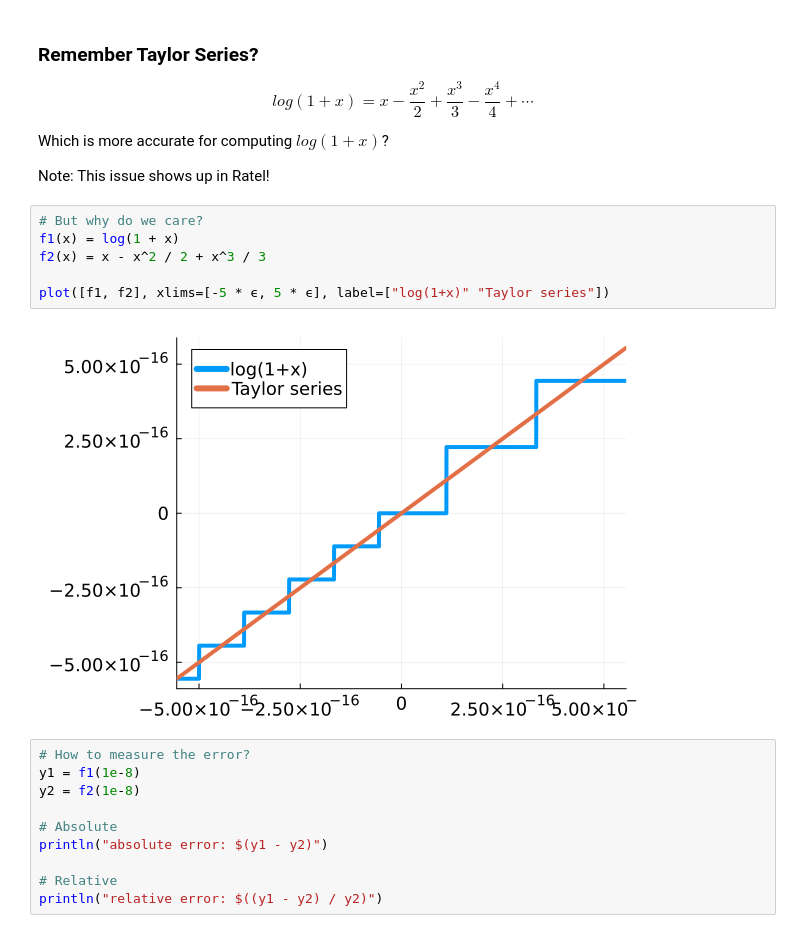
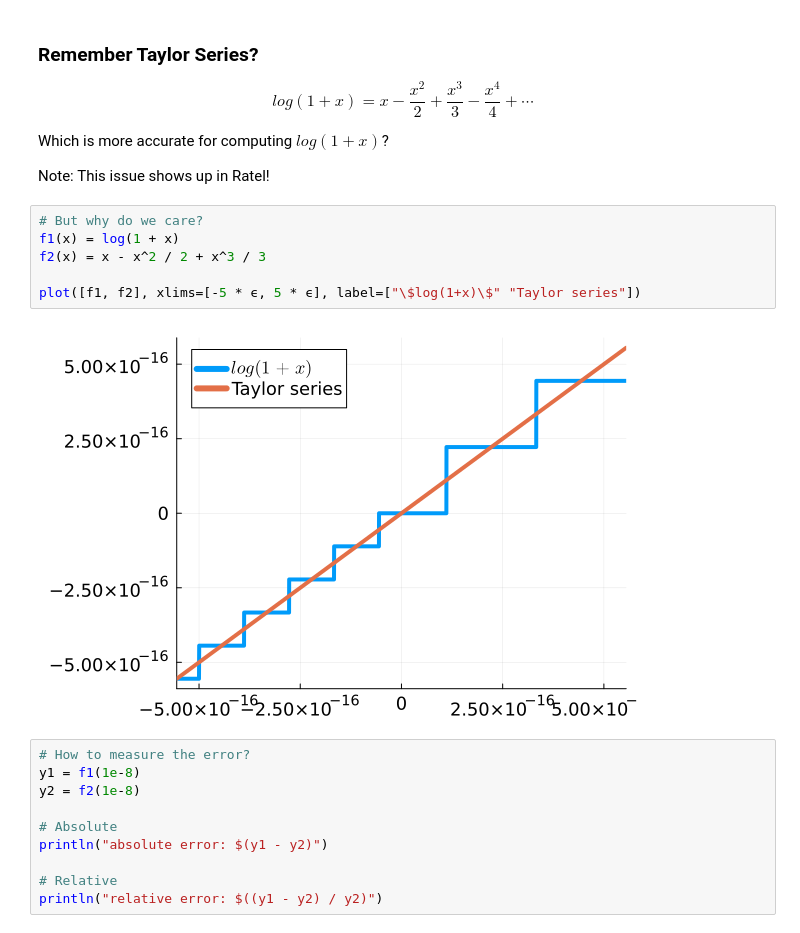
Before and after one commit to jeremylt/csci-3656-fall-2025, a Jupyter notebook: source/notebooks/2025-08-22-Welcome.ipynb, the cells around one changed output. Saved outputs shown, nothing was run; the diff lists cells and outputs as text.

```diff
--- a/source/notebooks/2025-08-22-Welcome.ipynb
+++ b/source/notebooks/2025-08-22-Welcome.ipynb
@@ -281,11 +281,11 @@ Note: This issue shows up in Ratel!
 # %%
 # But why do we care?
 f1(x) = log(1 + x)
 f2(x) = x - x^2 / 2 + x^3 / 3
 
-plot([f1, f2], xlims=[-5 * ϵ, 5 * ϵ], label=["log(1+x)" "Taylor series"])
+plot([f1, f2], xlims=[-5 * ϵ, 5 * ϵ], label=["\$log(1+x)\$" "Taylor series"])
 # %% [output]
-[figure, old version]
+[figure, new version]
 # %%
 # How to measure the error?
 y1 = f1(1e-8)
```
Also changed, not shown: parts of 2 cells of this notebook, 6 other files.
